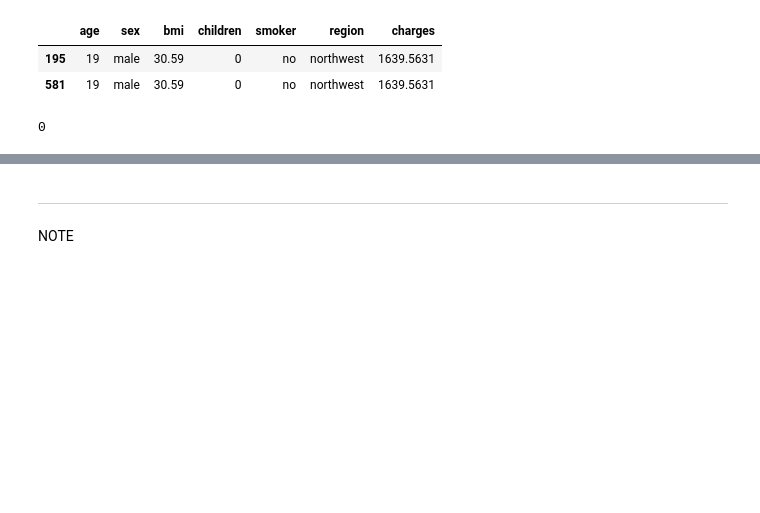
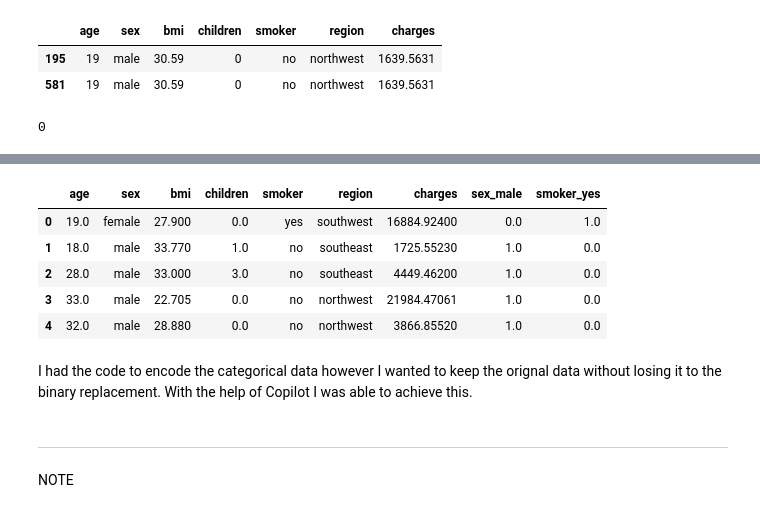
Before and after one commit to Lailah-Idrees/medical_insurance_data_analysis, a Jupyter notebook: jupyter_notebooks/ETL_Insurance.ipynb, the cells around one changed output, grey strips where cells are left out. Saved outputs shown, nothing was run; the diff lists cells and outputs as text; code cells hidden in the pictures; blank space fills up the shorter version.

```diff
--- a/jupyter_notebooks/ETL_Insurance.ipynb
+++ b/jupyter_notebooks/ETL_Insurance.ipynb
@@ -167,3 +184,25 @@ df.duplicated().sum()
+# %%
+# One-hot encode the 'sex' column while keeping the original categorical data.
+# This allows us to use the encoded columns for modelling without losing the original labels for interpretation or categorical data visualization.
+
+from sklearn.preprocessing import OneHotEncoder
+
+ohe = OneHotEncoder(sparse_output=False, drop='first')
+
+encoded = ohe.fit_transform(df[['sex','smoker']])
+encoded_df = pd.DataFrame(encoded, columns=ohe.get_feature_names_out(['sex', 'smoker']))
+
+df_final = pd.concat([df, encoded_df], axis=1)
+df_final.head()
+# %% [output]
+|  | age | sex | bmi | children | smoker | region | charges | sex_male | smoker_yes |
+| 0 | 19.0 | female | 27.900 | 0.0 | yes | southwest | 16884.92400 | 0.0 | 1.0 |
+| 1 | 18.0 | male | 33.770 | 1.0 | no | southeast | 1725.55230 | 1.0 | 0.0 |
+| 2 | 28.0 | male | 33.000 | 3.0 | no | southeast | 4449.46200 | 1.0 | 0.0 |
+| 3 | 33.0 | male | 22.705 | 0.0 | no | northwest | 21984.47061 | 1.0 | 0.0 |
+| 4 | 32.0 | male | 28.880 | 0.0 | no | northwest | 3866.85520 | 1.0 | 0.0 |
+# %% [markdown]
+I had the code to encode the categorical data however I wanted to keep the orignal data without losing it to the binary replacement. With the help of Copilot I was able to achieve this.
 # %% [markdown]
 ---
 # %% [markdown]
```
Also changed, not shown: parts of 7 cells of this notebook.
